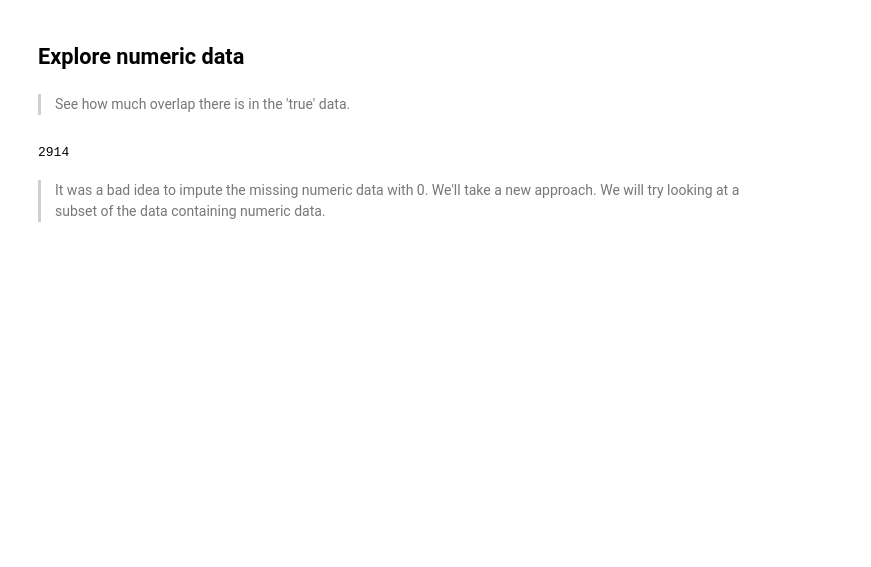
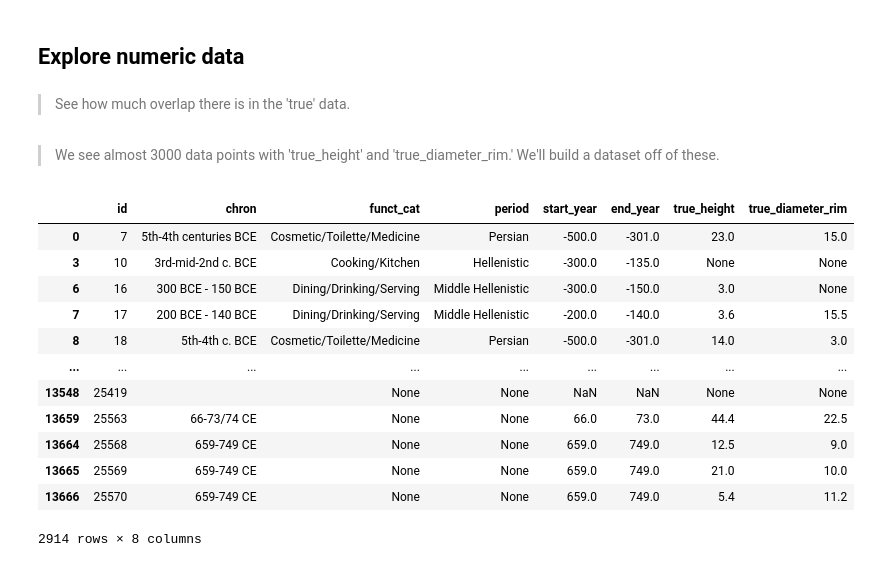
Before and after one commit to mvince33/levantine_vessels, a Jupyter notebook: vessels_model.ipynb, the cells around one changed output. Saved outputs shown, nothing was run; the diff lists cells and outputs as text; code cells hidden in the pictures; blank space fills up the shorter version.

Commit message:
Selected a subset of the data where two of the numeric columns were both nonempty.

```diff
--- a/vessels_model.ipynb
+++ b/vessels_model.ipynb
@@ -949,8 +949,32 @@ memory usage: 3.7+ MB
 true_num_cols = ['true_height',
                  'true_diameter_rim']
 # %%
-((df[true_num_cols] != '0.0').sum(axis = 1) > 1).sum()
+# Filter out data points where at least one of the columns
+# from 'true_num_cols' is 0.0.
+filter = ((df[true_num_cols] != '0.0').sum(axis = 1) > 1)
+df_filtered = df[filter]
-# %% [output]
-2914
 # %% [markdown]
-> It was a bad idea to impute the missing numeric data with 0. We'll take a new approach. We will try looking at a subset of the data containing numeric data.
+> We see almost 3000 data points with 'true_height' and 'true_diameter_rim.' We'll build a dataset off of these.
+# %%
+df_filtered[['id',
+             'chron',
+             'funct_cat',
+             'period',
+             'start_year',
+             'end_year',
+             'true_height',
+             'true_diameter_rim']]
+# %% [output]
+|  | id | chron | funct_cat | period | start_year | end_year | true_height | true_diameter_rim |
+| 0 | 7 | 5th-4th centuries BCE | Cosmetic/Toilette/Medicine | Persian | -500.0 | -301.0 | 23.0 | 15.0 |
+| 3 | 10 | 3rd-mid-2nd c. BCE | Cooking/Kitchen | Hellenistic | -300.0 | -135.0 | None | None |
+| 6 | 16 | 300 BCE - 150 BCE | Dining/Drinking/Serving | Middle Hellenistic | -300.0 | -150.0 | 3.0 | None |
+| 7 | 17 | 200 BCE - 140 BCE | Dining/Drinking/Serving | Middle Hellenistic | -200.0 | -140.0 | 3.6 | 15.5 |
+| 8 | 18 | 5th-4th c. BCE | Cosmetic/Toilette/Medicine | Persian | -500.0 | -301.0 | 14.0 | 3.0 |
+| ... | ... | ... | ... | ... | ... | ... | ... | ... |
+| 13548 | 25419 |  | None | None | NaN | NaN | None | None |
+| 13659 | 25563 | 66-73/74 CE | None | None | 66.0 | 73.0 | 44.4 | 22.5 |
+| 13664 | 25568 | 659-749 CE | None | None | 659.0 | 749.0 | 12.5 | 9.0 |
+| 13665 | 25569 | 659-749 CE | None | None | 659.0 | 749.0 | 21.0 | 10.0 |
+| 13666 | 25570 | 659-749 CE | None | None | 659.0 | 749.0 | 5.4 | 11.2 |
+2914 rows × 8 columns
```
